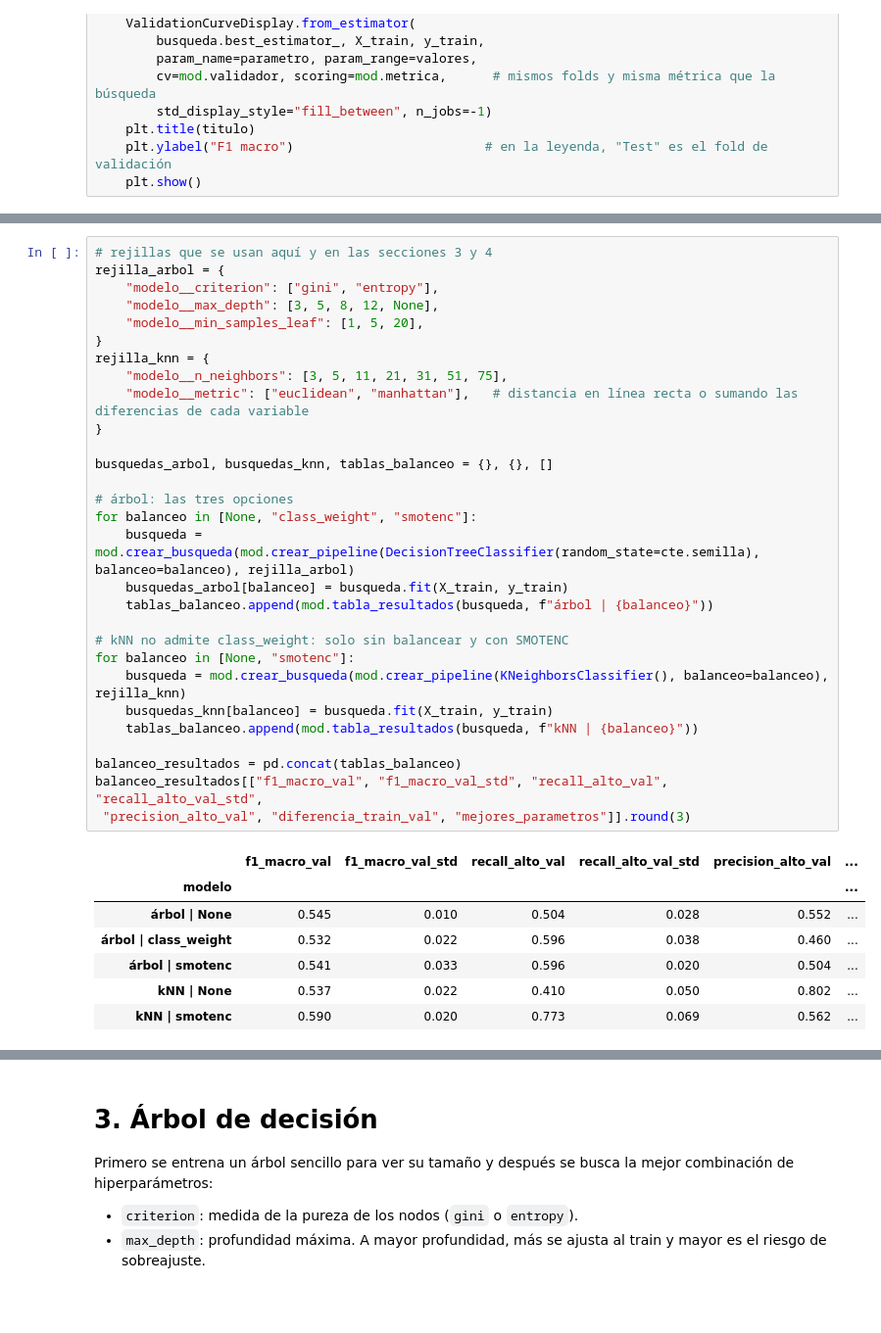
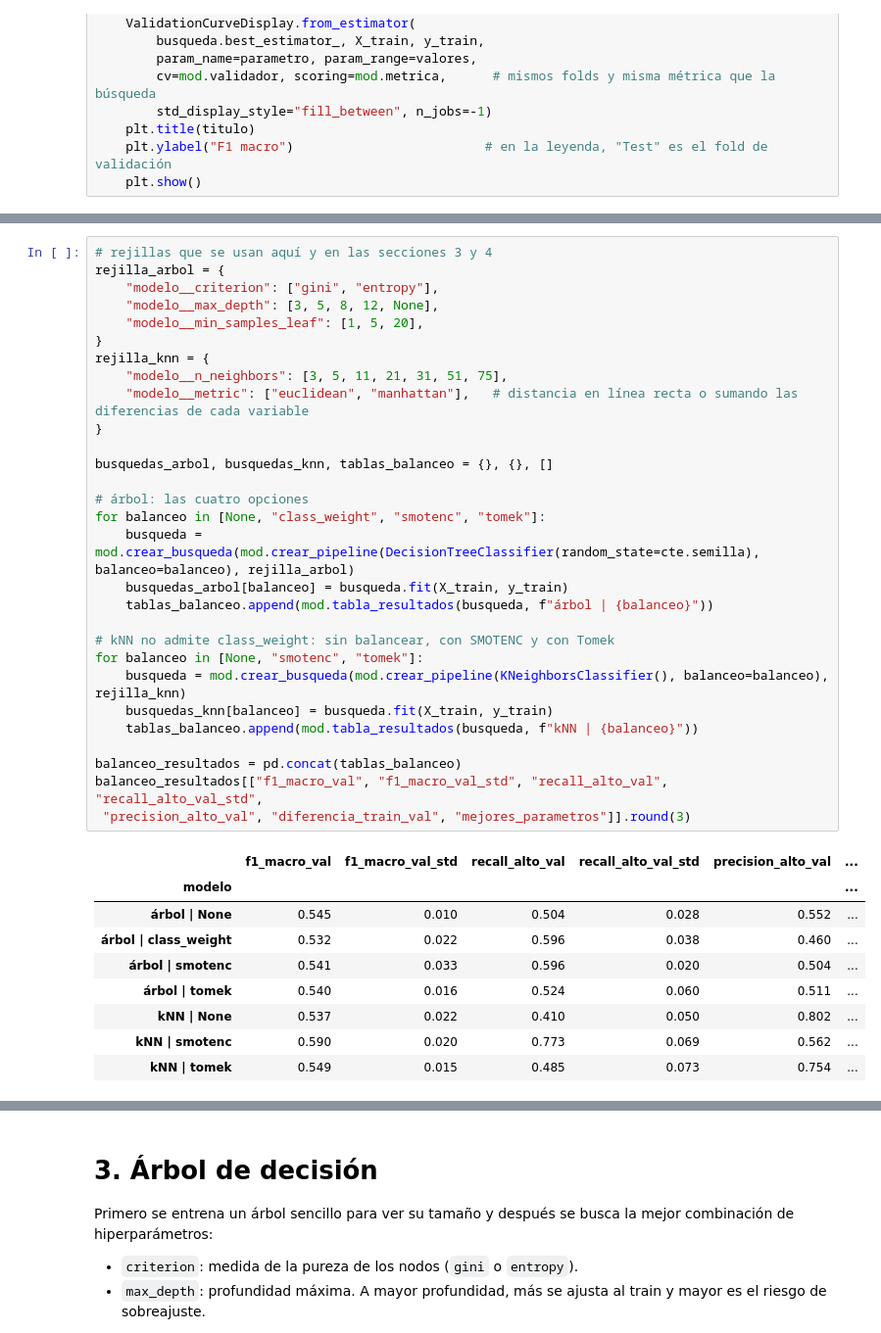
Before and after one commit to enzocastrozn/machine_learning, a Jupyter notebook: src/modelos_rodrigo.ipynb, the cells around one changed output, grey strips where cells are left out. Shown at 98% size. Saved outputs shown, nothing was run; the diff lists cells and outputs as text; blank space fills up the shorter version.

```diff
--- a/src/modelos_rodrigo.ipynb
+++ b/src/modelos_rodrigo.ipynb
@@ -66,36 +95,38 @@ El experimento se hace con el árbol y con kNN. Cada opción se ajusta con la mi
 # rejillas que se usan aquí y en las secciones 3 y 4
 rejilla_arbol = {
     "modelo__criterion": ["gini", "entropy"],
     "modelo__max_depth": [3, 5, 8, 12, None],
     "modelo__min_samples_leaf": [1, 5, 20],
 }
 rejilla_knn = {
     "modelo__n_neighbors": [3, 5, 11, 21, 31, 51, 75],
     "modelo__metric": ["euclidean", "manhattan"],   # distancia en línea recta o sumando las diferencias de cada variable
 }
 
 busquedas_arbol, busquedas_knn, tablas_balanceo = {}, {}, []
 
-# árbol: las tres opciones
-for balanceo in [None, "class_weight", "smotenc"]:
+# árbol: las cuatro opciones
+for balanceo in [None, "class_weight", "smotenc", "tomek"]:
     busqueda = mod.crear_busqueda(mod.crear_pipeline(DecisionTreeClassifier(random_state=cte.semilla), balanceo=balanceo), rejilla_arbol)
     busquedas_arbol[balanceo] = busqueda.fit(X_train, y_train)
     tablas_balanceo.append(mod.tabla_resultados(busqueda, f"árbol | {balanceo}"))
 
-# kNN no admite class_weight: solo sin balancear y con SMOTENC
-for balanceo in [None, "smotenc"]:
+# kNN no admite class_weight: sin balancear, con SMOTENC y con Tomek
+for balanceo in [None, "smotenc", "tomek"]:
     busqueda = mod.crear_busqueda(mod.crear_pipeline(KNeighborsClassifier(), balanceo=balanceo), rejilla_knn)
     busquedas_knn[balanceo] = busqueda.fit(X_train, y_train)
     tablas_balanceo.append(mod.tabla_resultados(busqueda, f"kNN | {balanceo}"))
 
 balanceo_resultados = pd.concat(tablas_balanceo)
 balanceo_resultados[["f1_macro_val", "f1_macro_val_std", "recall_alto_val", "recall_alto_val_std",
  "precision_alto_val", "diferencia_train_val", "mejores_parametros"]].round(3)
 # %% [output]
 |  | f1_macro_val | f1_macro_val_std | recall_alto_val | recall_alto_val_std | precision_alto_val | ... |
 | modelo |  |  |  |  |  | ... |
 | árbol | None | 0.545 | 0.010 | 0.504 | 0.028 | 0.552 | ... |
 | árbol | class_weight | 0.532 | 0.022 | 0.596 | 0.038 | 0.460 | ... |
 | árbol | smotenc | 0.541 | 0.033 | 0.596 | 0.020 | 0.504 | ... |
+| árbol | tomek | 0.540 | 0.016 | 0.524 | 0.060 | 0.511 | ... |
 | kNN | None | 0.537 | 0.022 | 0.410 | 0.050 | 0.802 | ... |
 | kNN | smotenc | 0.590 | 0.020 | 0.773 | 0.069 | 0.562 | ... |
+| kNN | tomek | 0.549 | 0.015 | 0.485 | 0.073 | 0.754 | ... |
```
Also changed, not shown: parts of 26 cells of this notebook, 9 other files.
